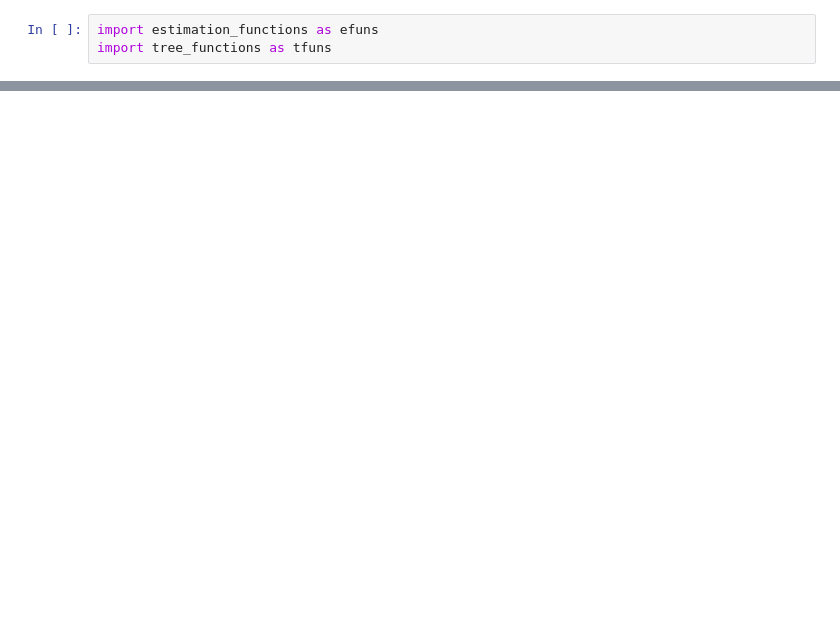
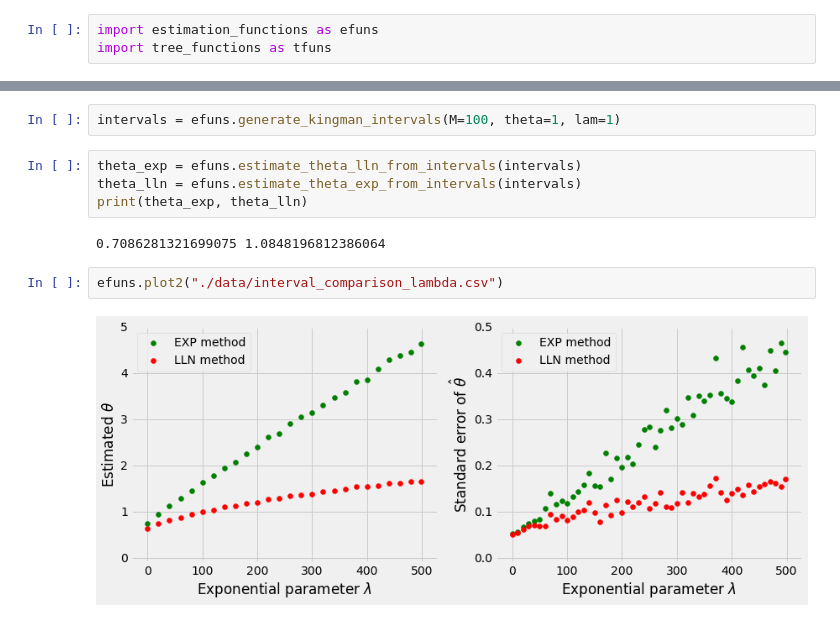
Before and after one commit to baneckik/coalescent-simulations, a Jupyter notebook: notebook01.ipynb, the cells around one changed output, grey strips where cells are left out. Drawn from its saved outputs; the diff is of its cells as text; blank space fills up the shorter version.

Commit message:
generations of interval analysis added

```diff
--- a/notebook01.ipynb
+++ b/notebook01.ipynb
@@ -7,0 +40,12 @@ efuns.plot1(M=20, theta=0.11)
+# %%
+intervals = efuns.generate_kingman_intervals(M=100, theta=1, lam=1)
+# %%
+theta_exp = efuns.estimate_theta_lln_from_intervals(intervals)
+theta_lln = efuns.estimate_theta_exp_from_intervals(intervals)
+print(theta_exp, theta_lln)
+# %% [output]
+0.7086281321699075 1.0848196812386064
+# %%
+efuns.plot2("./data/interval_comparison_lambda.csv")
+# %% [output]
+[figure, added]
```
Also changed, not shown: parts of 7 cells of this notebook, 1 other file.
